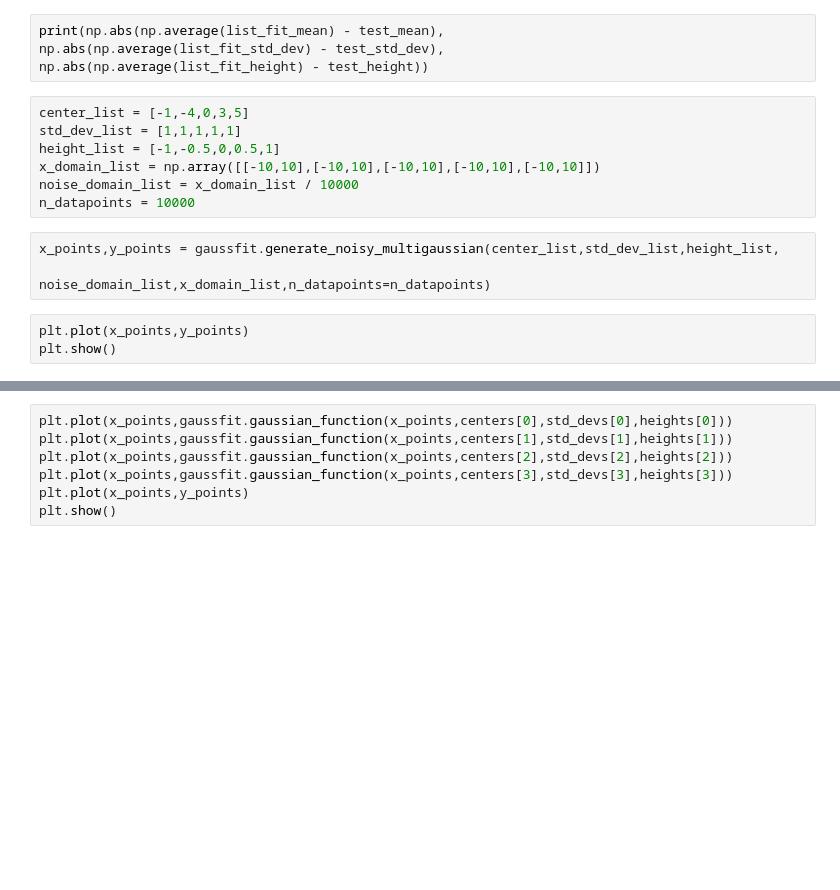
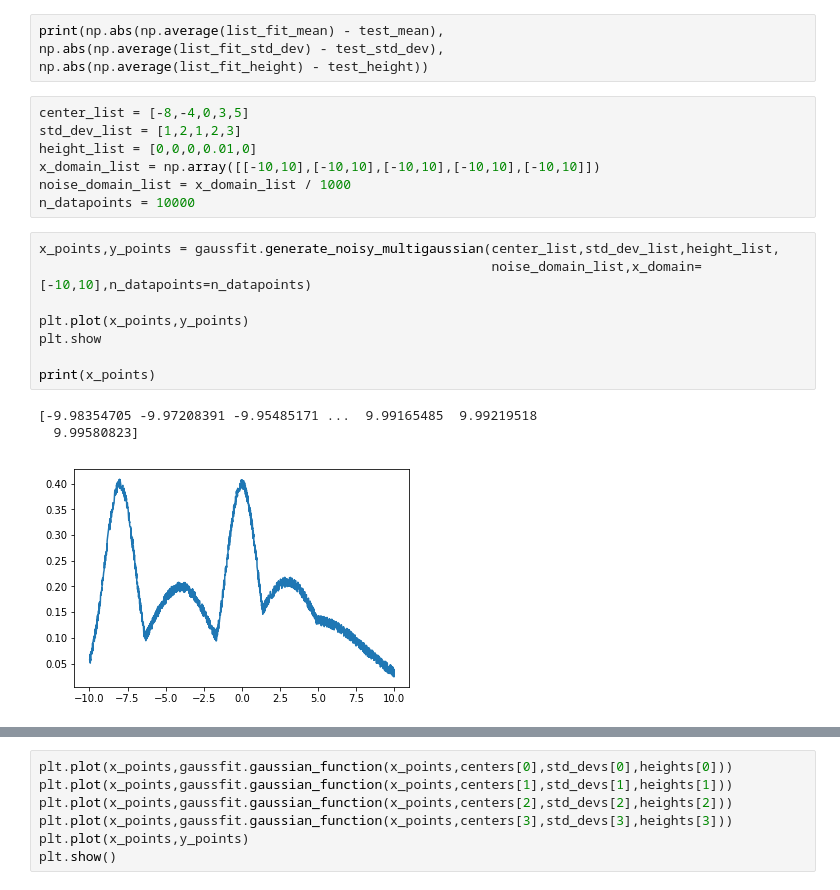
Before and after one commit to psmd-iberutaru/Akamai-Internship, a Jupyter notebook: Codebase/gaussian_fitting.ipynb, the cells around one changed output, grey strips where cells are left out. Drawn from its saved outputs; the diff is of its cells as text; blank space fills up the shorter version.

```diff
--- a/Codebase/gaussian_fitting.ipynb
+++ b/Codebase/gaussian_fitting.ipynb
@@ -143,18 +143,24 @@ print(np.abs(np.average(list_fit_mean) - test_mean),
 np.abs(np.average(list_fit_std_dev) - test_std_dev),
 np.abs(np.average(list_fit_height) - test_height))
 # %%
-center_list = [-1,-4,0,3,5]
-std_dev_list = [1,1,1,1,1]
-height_list = [-1,-0.5,0,0.5,1]
+center_list = [-8,-4,0,3,5]
+std_dev_list = [1,2,1,2,3]
+height_list = [0,0,0,0.01,0]
 x_domain_list = np.array([[-10,10],[-10,10],[-10,10],[-10,10],[-10,10]])
-noise_domain_list = x_domain_list / 10000
+noise_domain_list = x_domain_list / 1000
 n_datapoints = 10000
 # %%
 x_points,y_points = gaussfit.generate_noisy_multigaussian(center_list,std_dev_list,height_list,
-                                                          noise_domain_list,x_domain_list,n_datapoints=n_datapoints)
+                                                          noise_domain_list,x_domain=[-10,10],n_datapoints=n_datapoints)
+
+plt.plot(x_points,y_points)
+plt.show
+
+print(x_points)
+# %% [output]
+[-9.98354705 -9.97208391 -9.95485171 ...  9.99165485  9.99219518
+  9.99580823]
+[figure, added]
-# %%
-plt.plot(x_points,y_points)
-plt.show()
 # %%
 fourier = np.fft.fft(y_points)
 #plt.plot(np.abs(fourier))
```
Also changed, not shown: parts of 5 cells of this notebook, 5 other files.
